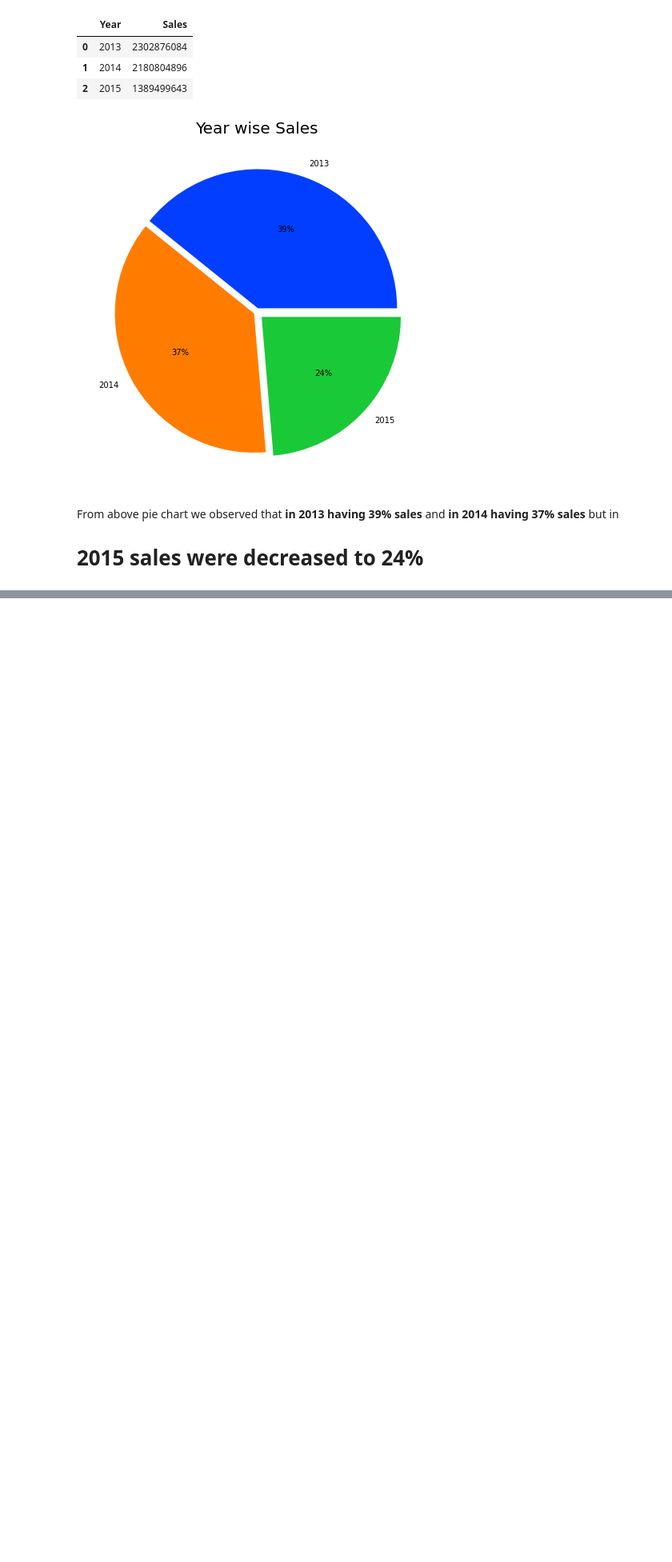
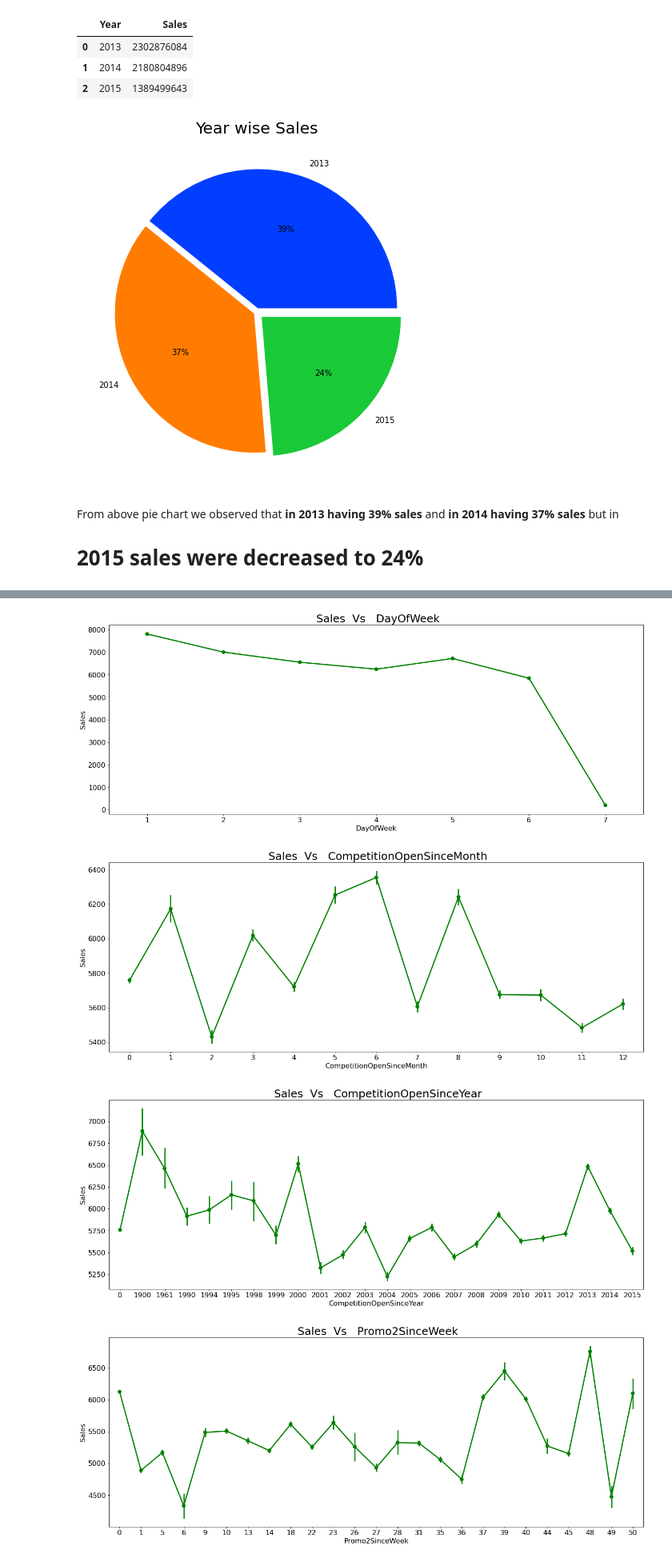
Before and after one commit to Ashwinprocodes/Rossmann-Sales-Prediction, a Jupyter notebook: pr_Rossmann_Sales_Prediction_Capstone_Project.ipynb, the cells around one changed output, grey strips where cells are left out. Shown: that part at 80% size. Cells and saved outputs as stored; diff of their text form; code cells hidden in the pictures; blank space fills up the shorter version.

```diff
--- a/pr_Rossmann_Sales_Prediction_Capstone_Project.ipynb
+++ b/pr_Rossmann_Sales_Prediction_Capstone_Project.ipynb
@@ -423,0 +502,7 @@ we observed that **in 2013 having 39% sales** and **in 2014 having 37%** **sales
+# %%
+# converting data type into integer
+mdf12['CompetitionOpenSinceYear']=mdf12['CompetitionOpenSinceYear'].astype(int)
+
+mdf12['CompetitionOpenSinceMonth']=mdf12['CompetitionOpenSinceMonth'].astype(int)
+
+mdf12['Promo2SinceWeek']=mdf12['Promo2SinceWeek'].astype(int)
@@ -423,0 +530,15 @@ we observed that **in 2013 having 39% sales** and **in 2014 having 37%** **sales
+# %%
+# creating new_columns as variable which contain some important numerical features
+new_columns=['DayOfWeek','CompetitionOpenSinceMonth','CompetitionOpenSinceYear','Promo2SinceWeek','Promo2SinceYear']
+# %%
+# line point plot grpah show relationship between Sales and new_columns features
+for g in new_columns:
+   plt.figure(figsize = (22,8))
+   plt.rcParams['font.size'] = '16'
+   sns.pointplot(x=g,y = mdf12['Sales'],data = mdf12,color='g')
+   plt.title(' Sales  Vs   '   +   g, size=25)
+# %% [output]
+[figure, added]
+[figure, added]
+[figure, added]
+[figure, added]
```
Also changed, not shown: parts of 14 cells of this notebook.
